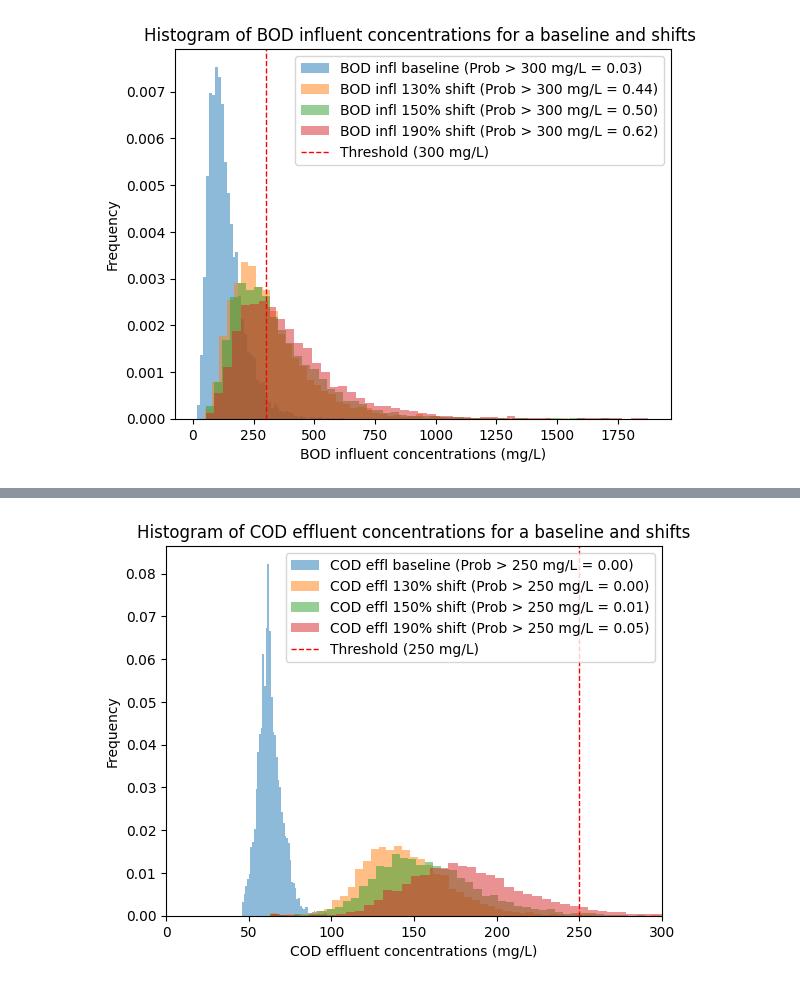
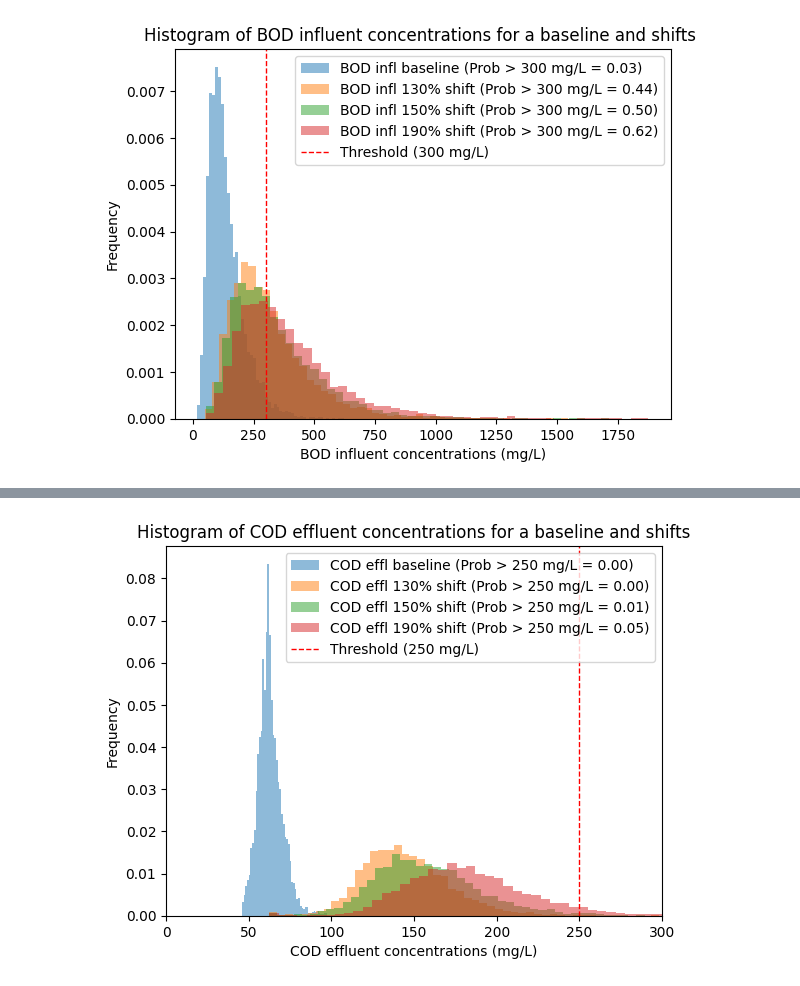
Before and after one commit to annalaino/non.linearity.code, a Jupyter notebook: process data analysis on nonlinearity.ipynb, the cells around one changed output, grey strips where cells are left out. Cells and saved outputs as stored; diff of their text form; code cells hidden in the pictures.

```diff
--- a/process data analysis on nonlinearity.ipynb
+++ b/process data analysis on nonlinearity.ipynb
@@ -856,42 +560,42 @@ plt.show()
 # %%
 #baseline
-count_baseline_above_250 = sum(1 for value in codeffl31_baseline if value > 250)
+count_baseline_above_250 = sum(1 for value in result_baseline["cod31"] if value > 250)
 # Calculate the probability
-probability_baseline_above_250 = count_baseline_above_250 / len(codeffl31_baseline)
+probability_baseline_above_250 = count_baseline_above_250 / len(result_baseline["cod31"])
 
 #130
-count_shift130_above_250 = sum(1 for value in codeffl31_shift130 if value > 250)
+count_shift130_above_250 = sum(1 for value in results_1_3["cod31"] if value > 250)
 # Calculate the probability
-probability_shift130_above_250 = count_shift130_above_250 / len(codeffl31_shift130)
+probability_shift130_above_250 = count_shift130_above_250 / len(results_1_3["cod31"])
 
 #150
-count_shift150_above_250 = sum(1 for value in codeffl31_shift150 if value > 250)
+count_shift150_above_250 = sum(1 for value in results_1_5["cod31"] if value > 250)
 # Calculate the probability
-probability_shift150_above_250 = count_shift150_above_250 / len(codeffl31_shift150)
+probability_shift150_above_250 = count_shift150_above_250 / len(results_1_5["cod31"])
 
 #190
-count_shift190_above_250 = sum(1 for value in codeffl31_shift190 if value > 250)
+count_shift190_above_250 = sum(1 for value in results_1_9["cod31"] if value > 250)
 # Calculate the probability
-probability_shift190_above_250 = count_shift190_above_250 / len(codeffl31_shift190)
+probability_shift190_above_250 = count_shift190_above_250 / len(results_1_9["cod31"])
 
 # Plot histogram for codeffl31
-plt.hist(codeffl31_baseline, bins=50, density=True, alpha=0.5, label=f'COD effl baseline (Prob > 250 mg/L = {probability_baseline_above_250:.2f})')
-plt.hist(codeffl31_shift130, bins=50, density=True, alpha=0.5, label=f'COD effl 130% shift (Prob > 250 mg/L = {probability_shift130_above_250:.2f})')
-plt.hist(codeffl31_shift150, bins=50, density=True, alpha=0.5, label=f'COD effl 150% shift (Prob > 250 mg/L = {probability_shift150_above_250:.2f})')
-plt.hist(codeffl31_shift190, bins=50, density=True, alpha=0.5, label=f'COD effl 190% shift (Prob > 250 mg/L = {probability_shift190_above_250:.2f})')
+plt.hist(result_baseline["cod31"], bins=50, density=True, alpha=0.5, label=f'COD effl baseline (Prob > 250 mg/L = {probability_baseline_above_250:.2f})')
+plt.hist(results_1_3["cod31"], bins=50, density=True, alpha=0.5, label=f'COD effl 130% shift (Prob > 250 mg/L = {probability_shift130_above_250:.2f})')
+plt.hist(results_1_5["cod31"], bins=50, density=True, alpha=0.5, label=f'COD effl 150% shift (Prob > 250 mg/L = {probability_shift150_above_250:.2f})')
+plt.hist(results_1_9["cod31"], bins=50, density=True, alpha=0.5, label=f'COD effl 190% shift (Prob > 250 mg/L = {probability_shift190_above_250:.2f})')
 
 # Add a dotted line at 250 mg/L
 plt.axvline(x=250, color='r', linestyle='--', linewidth=1, label='Threshold (250 mg/L)')
 
 # Set labels and title
 plt.xlabel('COD effluent concentrations (mg/L)')
 plt.ylabel('Frequency')
 plt.title('Histogram of COD effluent concentrations for a baseline and shifts')
 # Set the x-axis limits
 plt.xlim(0, 300)
 plt.legend()
 
 # Show the plot
 plt.show()
 # %% [output]
-[figure, old version]
+[figure, new version]
```
Also changed, not shown: parts of 7 cells of this notebook.
